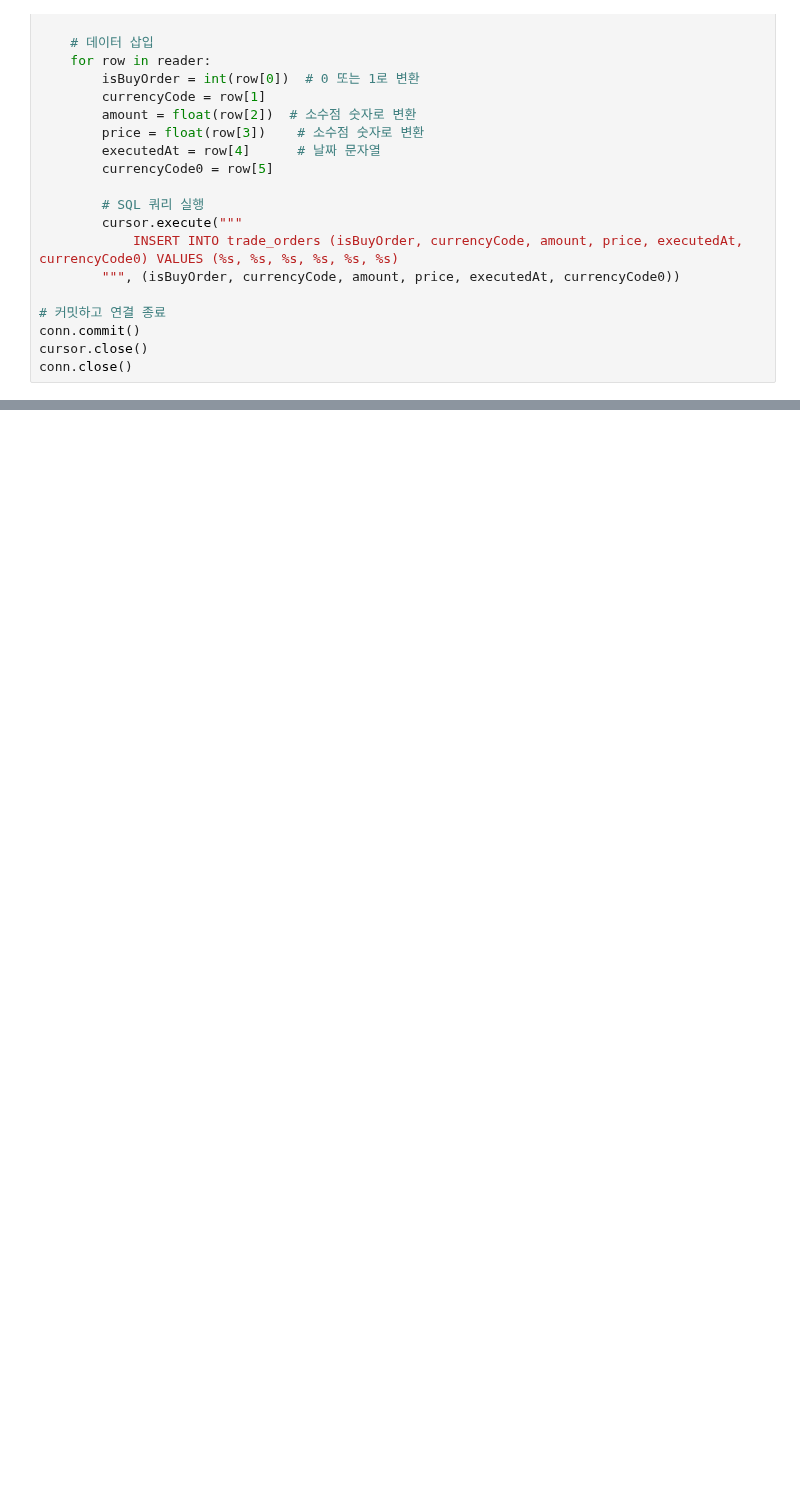
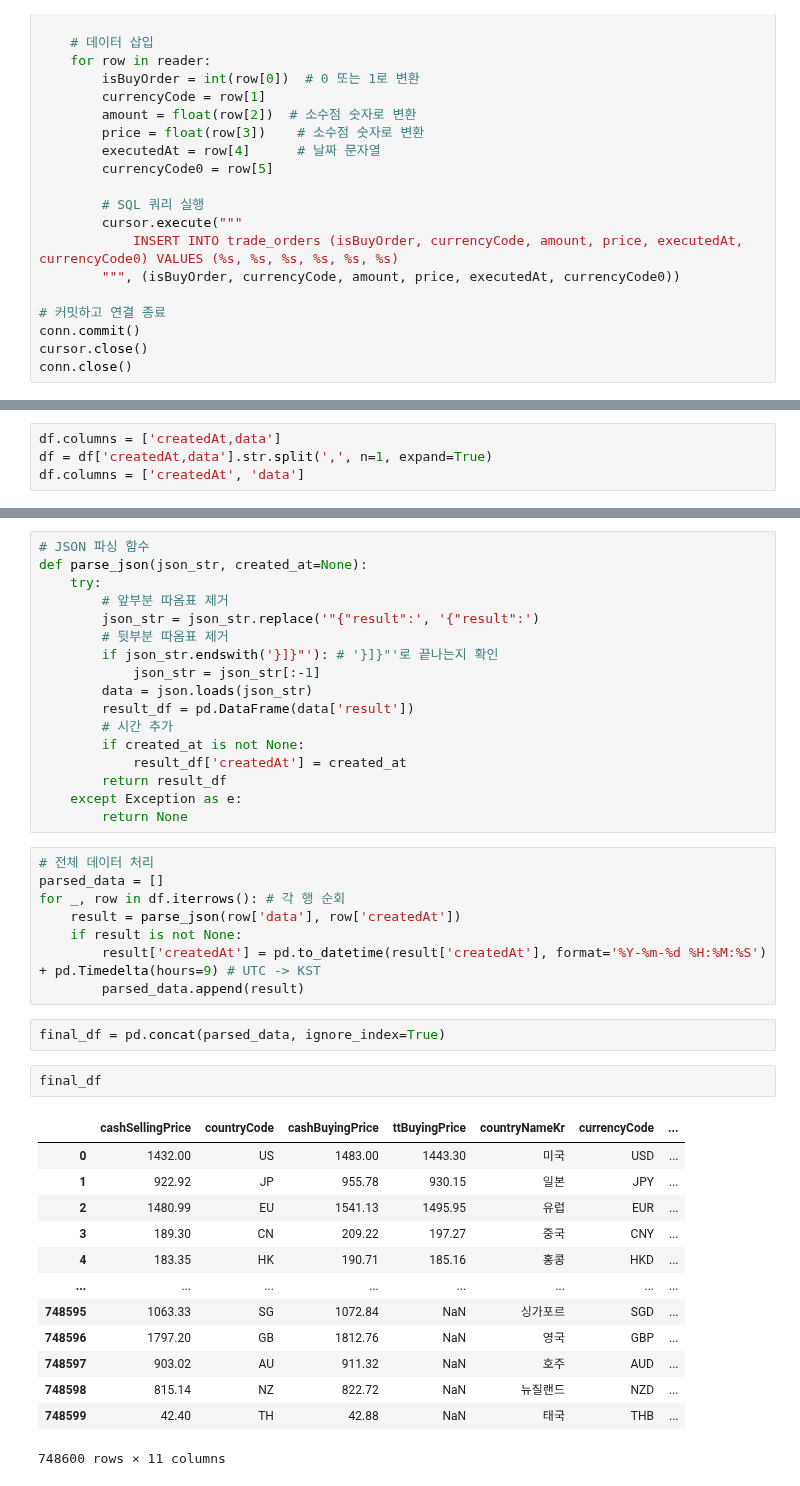
Before and after one commit to PlutoJoshua/profit_analysis, a Jupyter notebook: test.ipynb, the cells around one changed output, grey strips where cells are left out. Saved outputs shown, nothing was run; the diff lists cells and outputs as text; blank space fills up the shorter version.

Commit message:
data upload

```diff
--- a/test.ipynb
+++ b/test.ipynb
@@ -1298,0 +1357,4 @@ conn.close()
+# %%
+df.columns = ['createdAt,data']
+df = df['createdAt,data'].str.split(',', n=1, expand=True)
+df.columns = ['createdAt', 'data']
@@ -1298,0 +1377,43 @@ conn.close()
+# %%
+# JSON 파싱 함수
+def parse_json(json_str, created_at=None):
+    try:
+        # 앞부분 따옴표 제거
+        json_str = json_str.replace('"{"result":', '{"result":')
+        # 뒷부분 따옴표 제거
+        if json_str.endswith('}]}"'): # '}]}"'로 끝나는지 확인
+            json_str = json_str[:-1]
+        data = json.loads(json_str)
+        result_df = pd.DataFrame(data['result'])
+        # 시간 추가
+        if created_at is not None:
+            result_df['createdAt'] = created_at
+        return result_df
+    except Exception as e:
+        return None
+# %%
+# 전체 데이터 처리
+parsed_data = []
+for _, row in df.iterrows(): # 각 행 순회
+    result = parse_json(row['data'], row['createdAt'])
+    if result is not None:
+        result['createdAt'] = pd.to_datetime(result['createdAt'], format='%Y-%m-%d %H:%M:%S') + pd.Timedelta(hours=9) # UTC -> KST
+        parsed_data.append(result)
+# %%
+final_df = pd.concat(parsed_data, ignore_index=True)
+# %%
+final_df
+# %% [output]
+|  | cashSellingPrice | countryCode | cashBuyingPrice | ttBuyingPrice | countryNameKr | currencyCode | ... |
+| 0 | 1432.00 | US | 1483.00 | 1443.30 | 미국 | USD | ... |
+| 1 | 922.92 | JP | 955.78 | 930.15 | 일본 | JPY | ... |
+| 2 | 1480.99 | EU | 1541.13 | 1495.95 | 유럽 | EUR | ... |
+| 3 | 189.30 | CN | 209.22 | 197.27 | 중국 | CNY | ... |
+| 4 | 183.35 | HK | 190.71 | 185.16 | 홍콩 | HKD | ... |
+| ... | ... | ... | ... | ... | ... | ... | ... |
+| 748595 | 1063.33 | SG | 1072.84 | NaN | 싱가포르 | SGD | ... |
+| 748596 | 1797.20 | GB | 1812.76 | NaN | 영국 | GBP | ... |
+| 748597 | 903.02 | AU | 911.32 | NaN | 호주 | AUD | ... |
+| 748598 | 815.14 | NZ | 822.72 | NaN | 뉴질랜드 | NZD | ... |
+| 748599 | 42.40 | TH | 42.88 | NaN | 태국 | THB | ... |
+748600 rows × 11 columns
```
Also changed, not shown: parts of 5 cells of this notebook, 4 other files.
